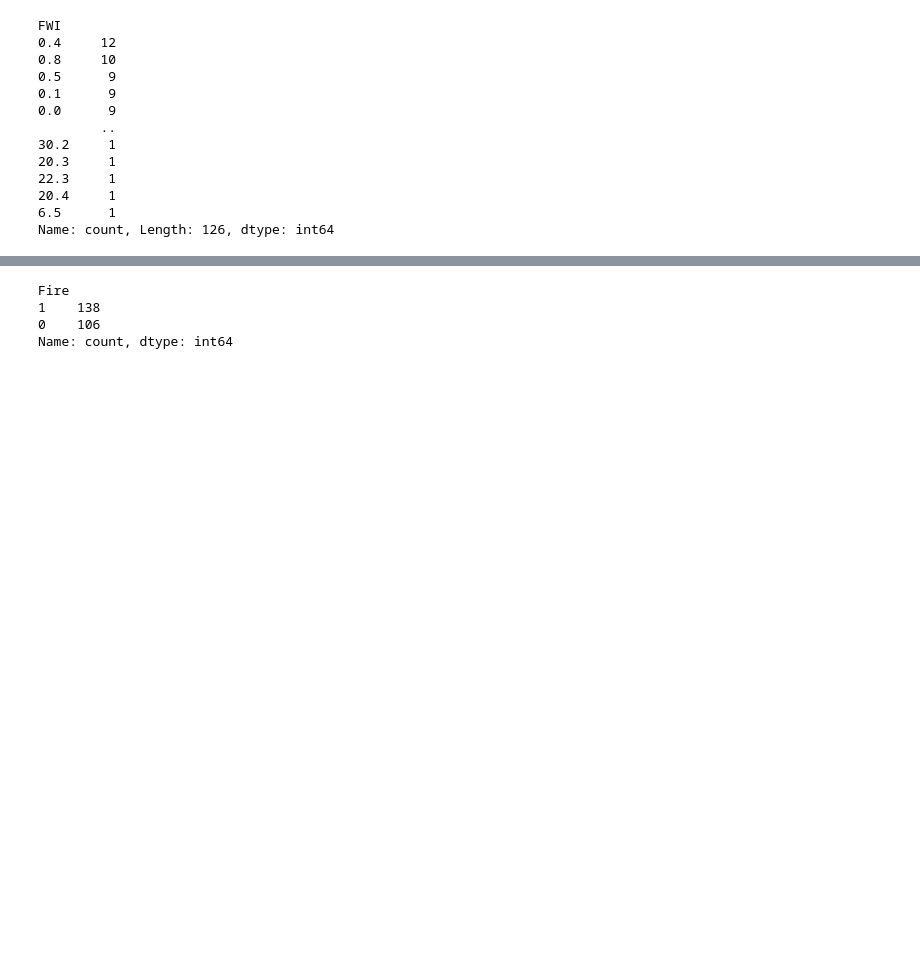
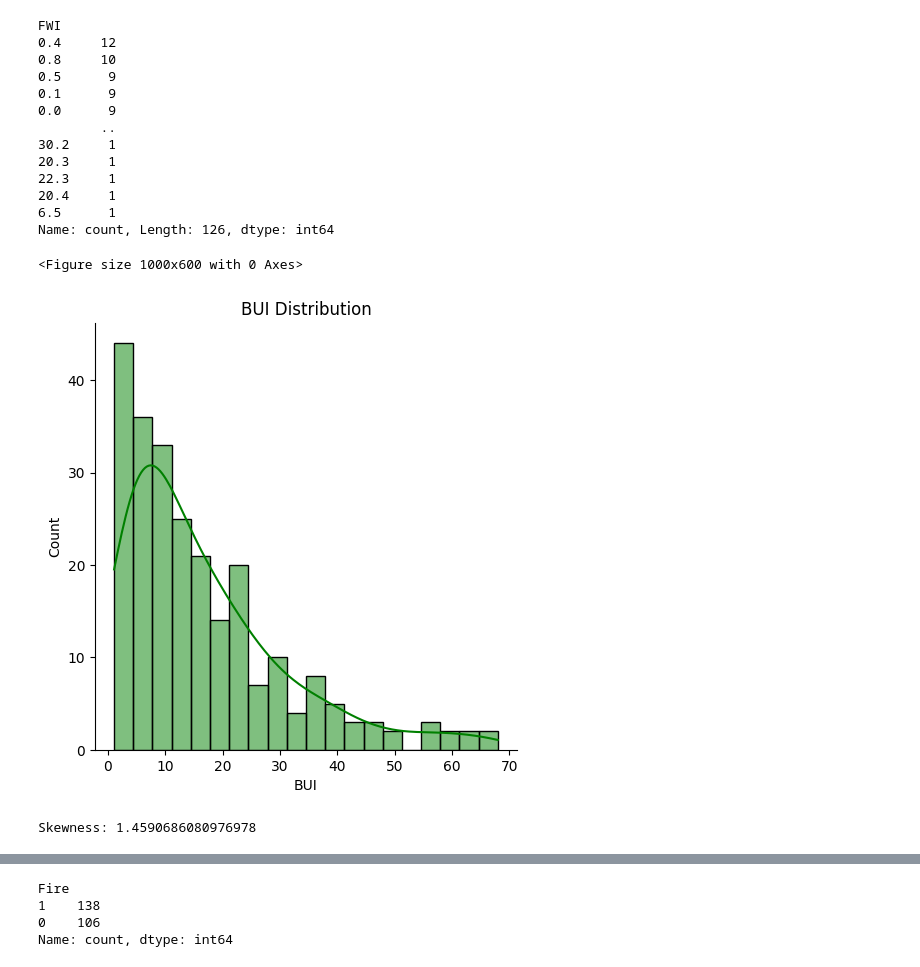
Before and after one commit to BahaaAY/FireWatcher-ML-Models, a Jupyter notebook: model-1/algerian-forest-fires.ipynb, the cells around one changed output, grey strips where cells are left out. Saved outputs shown, nothing was run; the diff lists cells and outputs as text; code cells hidden in the pictures; blank space fills up the shorter version.

```diff
--- a/model-1/algerian-forest-fires.ipynb
+++ b/model-1/algerian-forest-fires.ipynb
@@ -357,6 +428,21 @@ FWI
 20.4     1
 6.5      1
 Name: count, Length: 126, dtype: int64
+# %%
+#lets check the Distribution of the RH column
+plt.figure(figsize=(10, 6))
+sns.displot(df['BUI'], bins=20,kde=True, color='green')
+plt.title('BUI Distribution')
+plt.show()
+
+
+# Check the Skweness of the RH column
+
+print('Skewness:', df['BUI'].skew())
+# %% [output]
+<Figure size 1000x600 with 0 Axes>
+[figure, added]
+Skewness: 1.4590686080976978
 # %%
 df.head()
 # %% [output]
```
Also changed, not shown: parts of 16 cells of this notebook, 1 other file.
